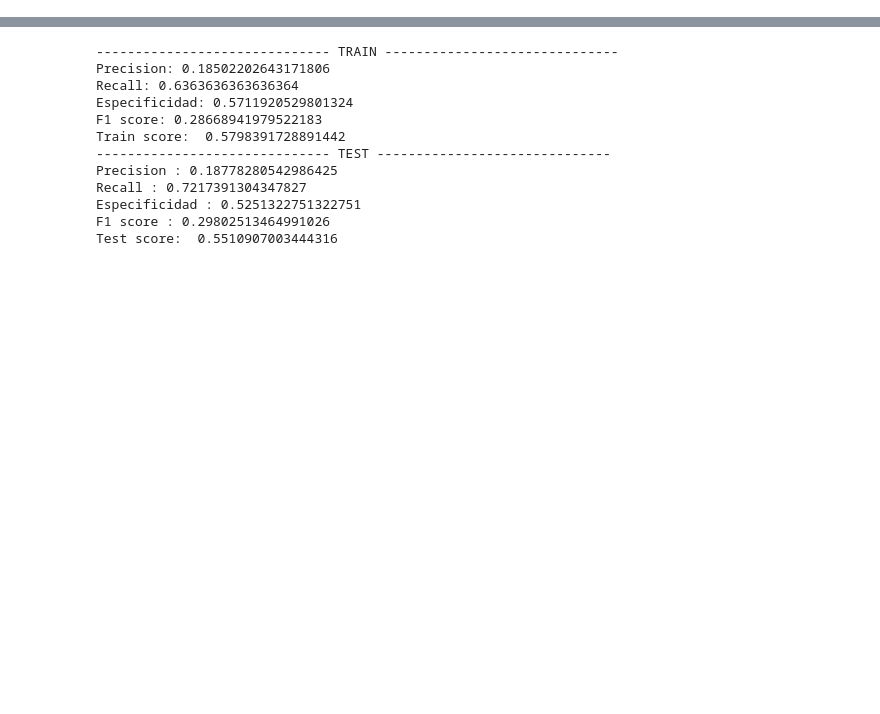
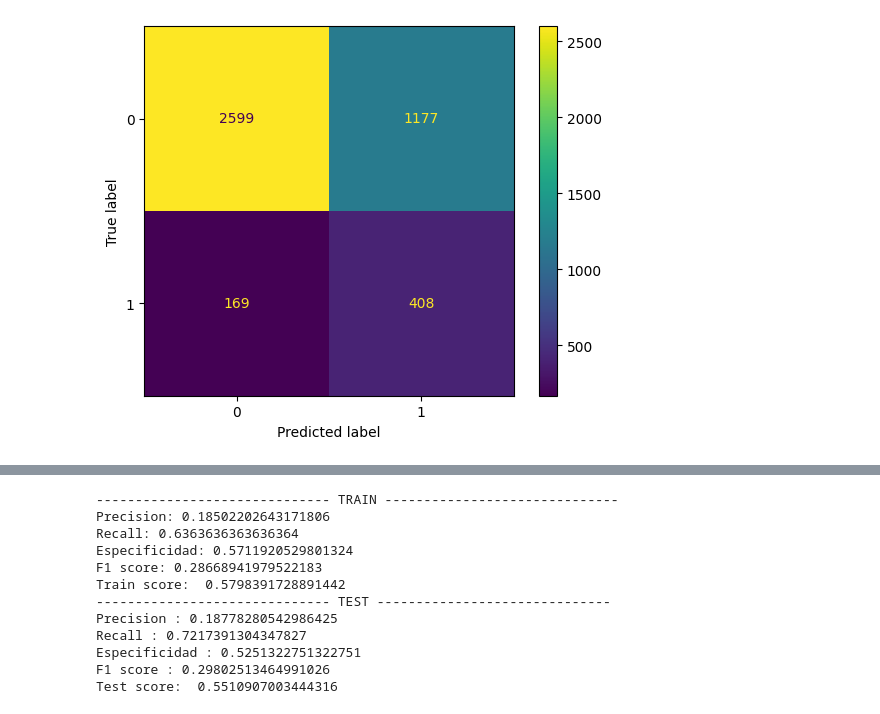
Before and after one commit to AlexanderBedoyaC/prediccion_abandono_empleo, a Jupyter notebook: f. Selección de Variables.ipynb, the cells around one changed output, grey strips where cells are left out. Cells and saved outputs as stored; diff of their text form; code cells hidden in the pictures; blank space fills up the shorter version.

```diff
--- a/f. Selección de Variables.ipynb
+++ b/f. Selección de Variables.ipynb
@@ -334,0 +364,12 @@ Test score:  0.669345579793341
+# %%
+lg = LogisticRegression(class_weight='balanced', random_state=42)
+lg.fit(df_anova, y)
+pred = lg.predict(df_anova)
+accuracy_score(pred, y)
+mc = confusion_matrix(y, pred)
+
+cm1_display = ConfusionMatrixDisplay(confusion_matrix = mc)
+cm1_display.plot()
+plt.show()
+# %% [output]
+[figure, added]
```
Also changed, not shown: parts of 70 cells of this notebook, 5 other files.
